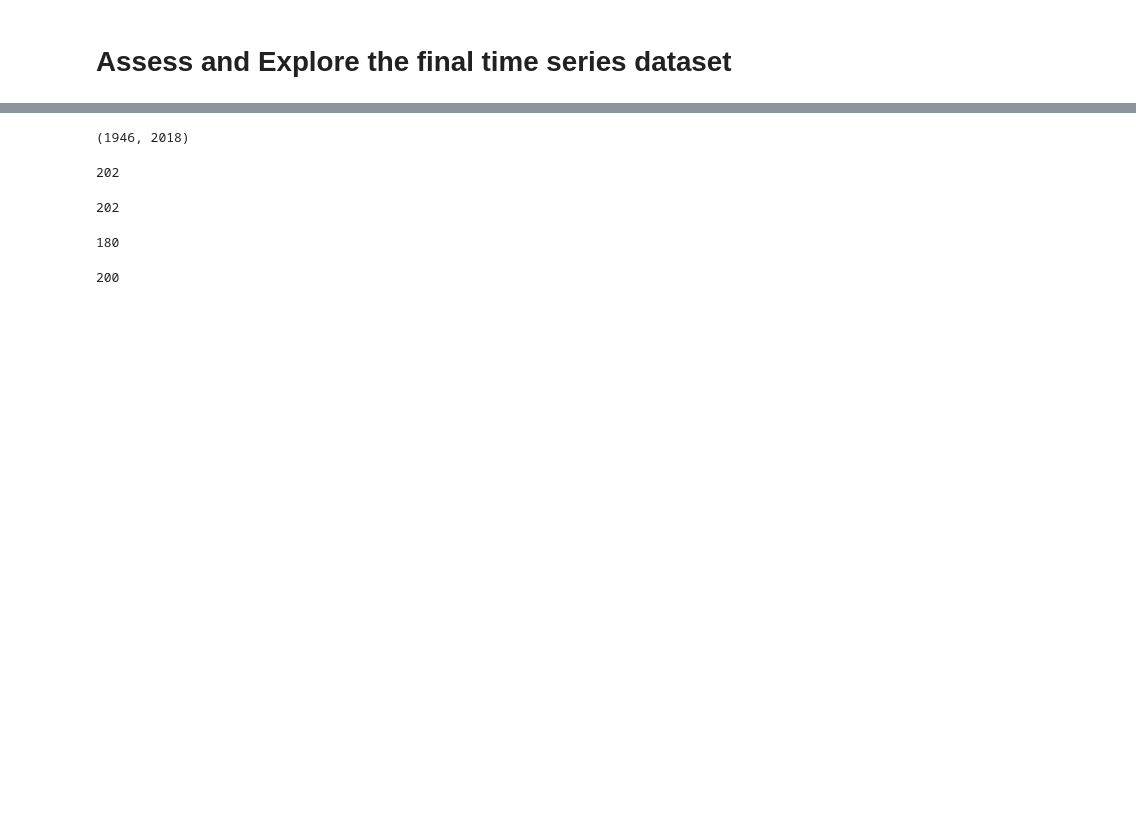
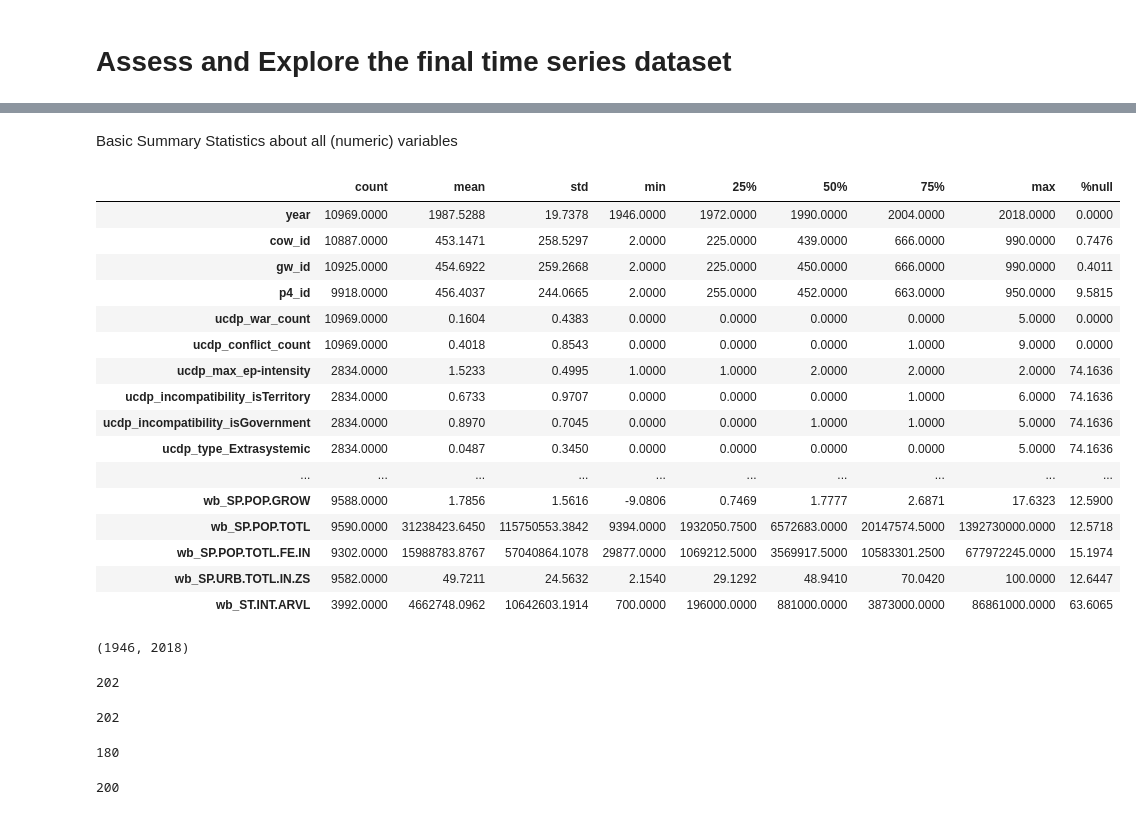
Before and after one commit to jenna-jordan/international-relations-database-extended, a Jupyter notebook: Results/Assess_FinalDataset.ipynb, the cells around one changed output, grey strips where cells are left out. Cells and saved outputs as stored; diff of their text form; code cells hidden in the pictures; blank space fills up the shorter version.

```diff
--- a/Results/Assess_FinalDataset.ipynb
+++ b/Results/Assess_FinalDataset.ipynb
@@ -53,6 +24,51 @@ Index(['country_name', 'year', 'continent', 'region', 'cow_id', 'gw_id',
        'wb_SP.DYN.TFRT.IN', 'wb_SP.POP.GROW', 'wb_SP.POP.TOTL',
        'wb_SP.POP.TOTL.FE.IN', 'wb_SP.URB.TOTL.IN.ZS', 'wb_ST.INT.ARVL'],
       dtype='object')
+# %%
+int_col = ['cow_id', 'gw_id', 'p4_id', 'ucdp_war_count', 'ucdp_conflict_count',
+       'ucdp_max_ep-intensity', 'ucdp_incompatibility_isTerritory',
+       'ucdp_incompatibility_isGovernment', 'ucdp_type_Extrasystemic',
+       'ucdp_type_Internal', 'ucdp_type_InternationalizedInternal',
+       'ucdp_type_Interstate', 'ucdp_role_primary', 'ucdp_role_secondary',
+       'ucdp_ep-intensity_Minor', 'ucdp_ep-intensity_War',
+       'ucdp_cum-intensity_Minor', 'ucdp_cum-intensity_War', 'cow_war_count',
+       'cow_IsInitiator', 'cow_type_extrastate',
+       'cow_type_interstate', 'cow_type_intrastate', 'cow_type_nonstate',
+       'cow_outcome_cont-conflict', 'cow_outcome_lose',
+       'cow_outcome_ongoing2008', 'cow_outcome_stalemate', 'cow_outcome_tied',
+       'cow_outcome_war-transitioned', 'cow_outcome_win', 'p4_fragment',
+       'p4_democ', 'p4_autoc', 'p4_polity', 'p4_polity2', 'p4_durable',
+       'p4_xrreg', 'p4_xrcomp', 'p4_xropen', 'p4_xconst', 'p4_parreg',
+       'p4_parcomp', 'p4_exrec', 'p4_exconst', 'p4_polcomp', 'p4_interim',
+       'p4_change', 'p4_d4', 'p4_sf', 'p4_regtrans']
+for col in int_col:
+    df[col] = df[col].astype('Int64')
+# %% [markdown]
+Basic Summary Statistics about all (numeric) variables
+# %%
+pd.set_option("display.max_rows", 100)
+pd.set_option('display.float_format', lambda x: '%.4f' % x)
+summary = df.describe().transpose().round({'count': 4, 'mean': 4, 'std': 4, 'min': 4, '25%': 4, '50%': 4, '75%': 4, 'max': 4})
+summary['%null'] = (1 - (summary['count'] / len(df))) * 100
+summary
+# %% [output]
+|  | count | mean | std | min | 25% | 50% | 75% | max | %null |
+| year | 10969.0000 | 1987.5288 | 19.7378 | 1946.0000 | 1972.0000 | 1990.0000 | 2004.0000 | 2018.0000 | 0.0000 |
+| cow_id | 10887.0000 | 453.1471 | 258.5297 | 2.0000 | 225.0000 | 439.0000 | 666.0000 | 990.0000 | 0.7476 |
+| gw_id | 10925.0000 | 454.6922 | 259.2668 | 2.0000 | 225.0000 | 450.0000 | 666.0000 | 990.0000 | 0.4011 |
+| p4_id | 9918.0000 | 456.4037 | 244.0665 | 2.0000 | 255.0000 | 452.0000 | 663.0000 | 950.0000 | 9.5815 |
+| ucdp_war_count | 10969.0000 | 0.1604 | 0.4383 | 0.0000 | 0.0000 | 0.0000 | 0.0000 | 5.0000 | 0.0000 |
+| ucdp_conflict_count | 10969.0000 | 0.4018 | 0.8543 | 0.0000 | 0.0000 | 0.0000 | 1.0000 | 9.0000 | 0.0000 |
+| ucdp_max_ep-intensity | 2834.0000 | 1.5233 | 0.4995 | 1.0000 | 1.0000 | 2.0000 | 2.0000 | 2.0000 | 74.1636 |
+| ucdp_incompatibility_isTerritory | 2834.0000 | 0.6733 | 0.9707 | 0.0000 | 0.0000 | 0.0000 | 1.0000 | 6.0000 | 74.1636 |
+| ucdp_incompatibility_isGovernment | 2834.0000 | 0.8970 | 0.7045 | 0.0000 | 0.0000 | 1.0000 | 1.0000 | 5.0000 | 74.1636 |
+| ucdp_type_Extrasystemic | 2834.0000 | 0.0487 | 0.3450 | 0.0000 | 0.0000 | 0.0000 | 0.0000 | 5.0000 | 74.1636 |
+| ... | ... | ... | ... | ... | ... | ... | ... | ... | ... |
+| wb_SP.POP.GROW | 9588.0000 | 1.7856 | 1.5616 | -9.0806 | 0.7469 | 1.7777 | 2.6871 | 17.6323 | 12.5900 |
+| wb_SP.POP.TOTL | 9590.0000 | 31238423.6450 | 115750553.3842 | 9394.0000 | 1932050.7500 | 6572683.0000 | 20147574.5000 | 1392730000.0000 | 12.5718 |
+| wb_SP.POP.TOTL.FE.IN | 9302.0000 | 15988783.8767 | 57040864.1078 | 29877.0000 | 1069212.5000 | 3569917.5000 | 10583301.2500 | 677972245.0000 | 15.1974 |
+| wb_SP.URB.TOTL.IN.ZS | 9582.0000 | 49.7211 | 24.5632 | 2.1540 | 29.1292 | 48.9410 | 70.0420 | 100.0000 | 12.6447 |
+| wb_ST.INT.ARVL | 3992.0000 | 4662748.0962 | 10642603.1914 | 700.0000 | 196000.0000 | 881000.0000 | 3873000.0000 | 86861000.0000 | 63.6065 |
 # %%
 df['year'].min(), df['year'].max()
 # %% [output]
```
Also changed, not shown: parts of 4 cells of this notebook, 3 other files.
